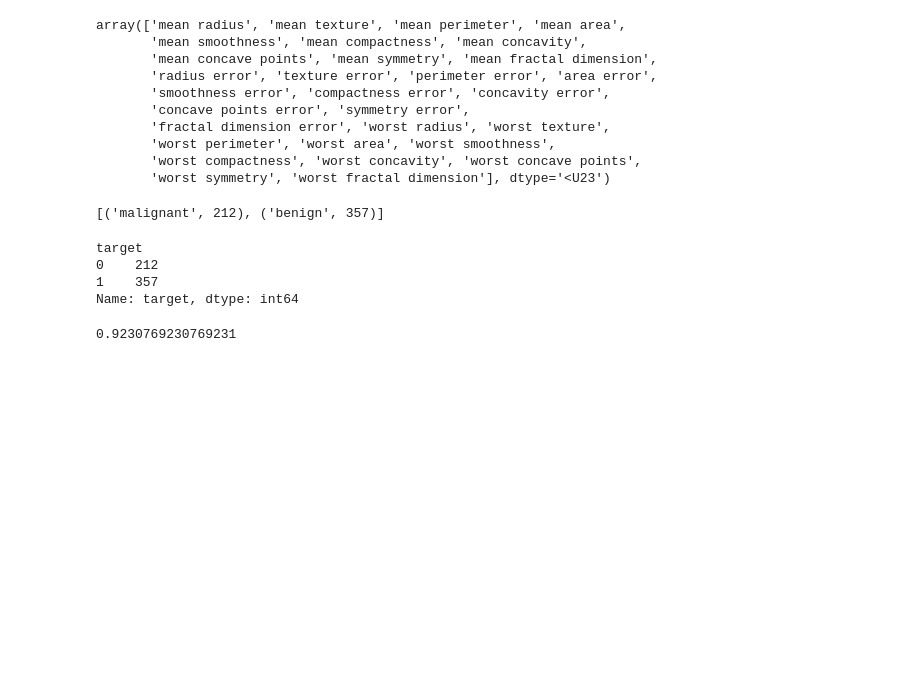
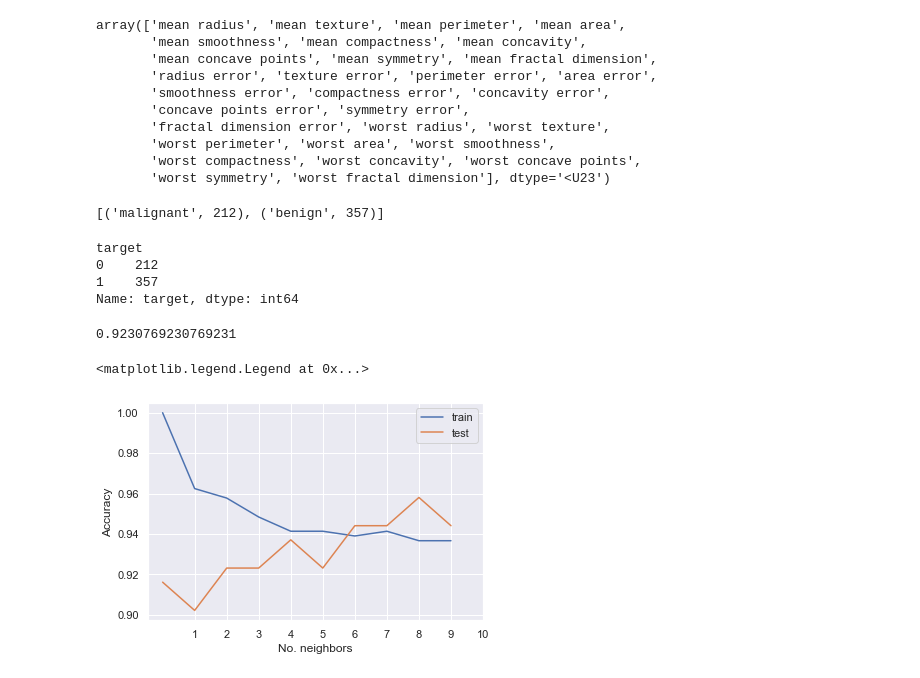
Before and after one commit to justkacz/MLTraining, a Jupyter notebook: IntroductiontoMLwithPython.ipynb, the cells around one changed output. Cells and saved outputs as stored; diff of their text form; code cells hidden in the pictures; blank space fills up the shorter version.

```diff
--- a/IntroductiontoMLwithPython.ipynb
+++ b/IntroductiontoMLwithPython.ipynb
@@ -109,3 +117,32 @@ acc= model.score(X_test, y_test)
 acc
 # %% [output]
 0.9230769230769231
+# %%
+# comparing multiple neighbor numbers:
+import seaborn as sns
+sns.set()
+
+neighbors=np.arange(1,11)
+acc_test=np.empty(len(neighbors))
+acc_train=np.empty(len(neighbors))
+
+for i, j in enumerate(neighbors):
+    model=KNeighborsClassifier(n_neighbors=j)
+    model.fit(X_train, y_train)
+    model.predict(X_test)
+    acc_train[i]=model.score(X_train, y_train)
+    acc_test[i]=model.score(X_test, y_test)
+
+plt.plot(acc_train, label='train')
+plt.plot(acc_test, label='test')
+plt.xlabel('No. neighbors')
+plt.ylabel('Accuracy')
+plt.gca().set_xticks(neighbors)
+plt.legend()
+
+# Considering a single nearest neighbor, the prediction on the training set is perfect;
+# using the single nearest neighbor leads to a model that is toocomplex. On the other hand, when considering 10 neighbors,
+# the model is too simple and performance is even worse.
+# %% [output]
+<matplotlib.legend.Legend at 0x...>
+[figure, added]
```
Also changed, not shown: parts of 17 cells of this notebook, 1 other file.
